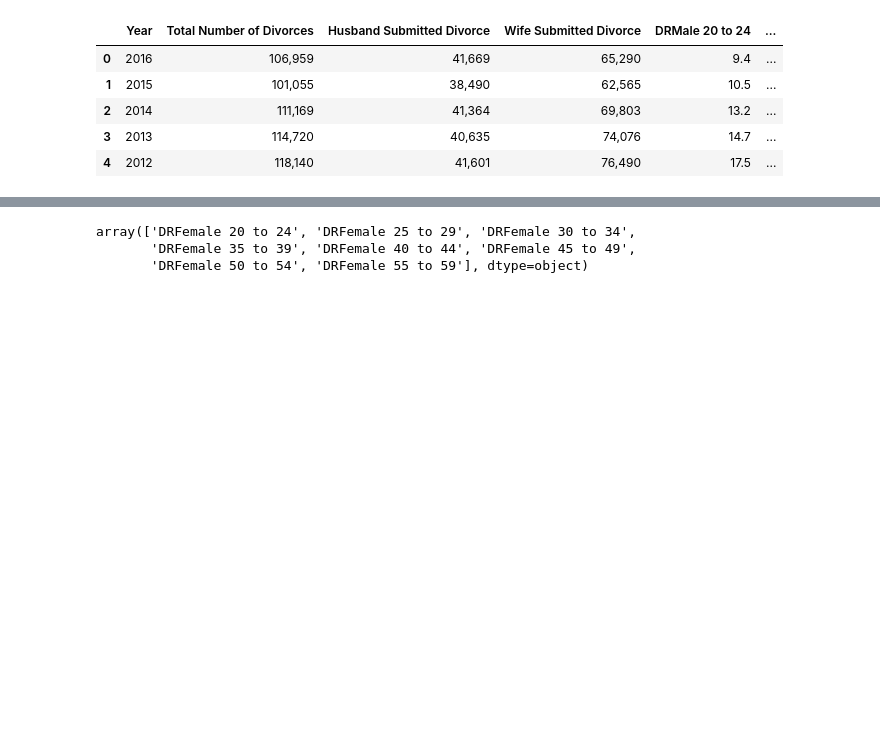
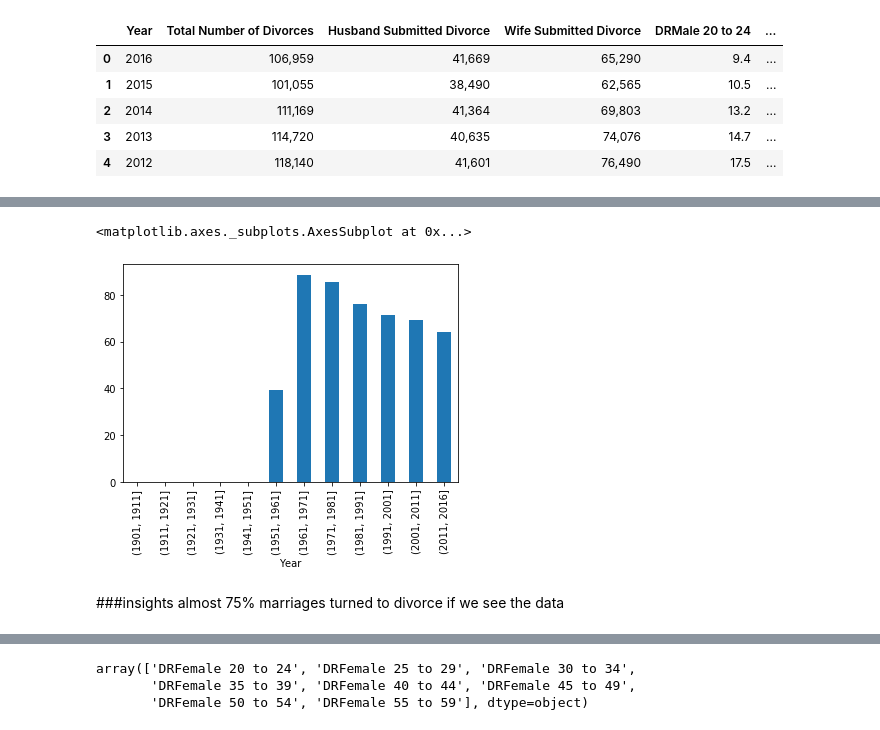
Before and after one commit to shrikantnarayankar15/Divorce-, a Jupyter notebook: EDA_relationship_divorce.ipynb, the cells around one changed output, grey strips where cells are left out. Drawn from its saved outputs; the diff is of its cells as text; code cells hidden in the pictures; blank space fills up the shorter version.

```diff
--- a/EDA_relationship_divorce.ipynb
+++ b/EDA_relationship_divorce.ipynb
@@ -168,0 +241,8 @@ male_Data.groupby([pd.cut(male_Data.Year, bins)])['Value'].sum().plot.bar()
+# %%
+((df.groupby([pd.cut(df.Year, bins)])['First marriage of both parties'].sum()/df.groupby([pd.cut(df.Year, bins)])['Total Number of Divorces'].sum())*100).plot.bar()
+# %% [output]
+<matplotlib.axes._subplots.AxesSubplot at 0x...>
+[figure, added]
+# %% [markdown]
+###insights
+almost 75% marriages turned to divorce if we see the data
```
Also changed, not shown: parts of 74 cells of this notebook.
